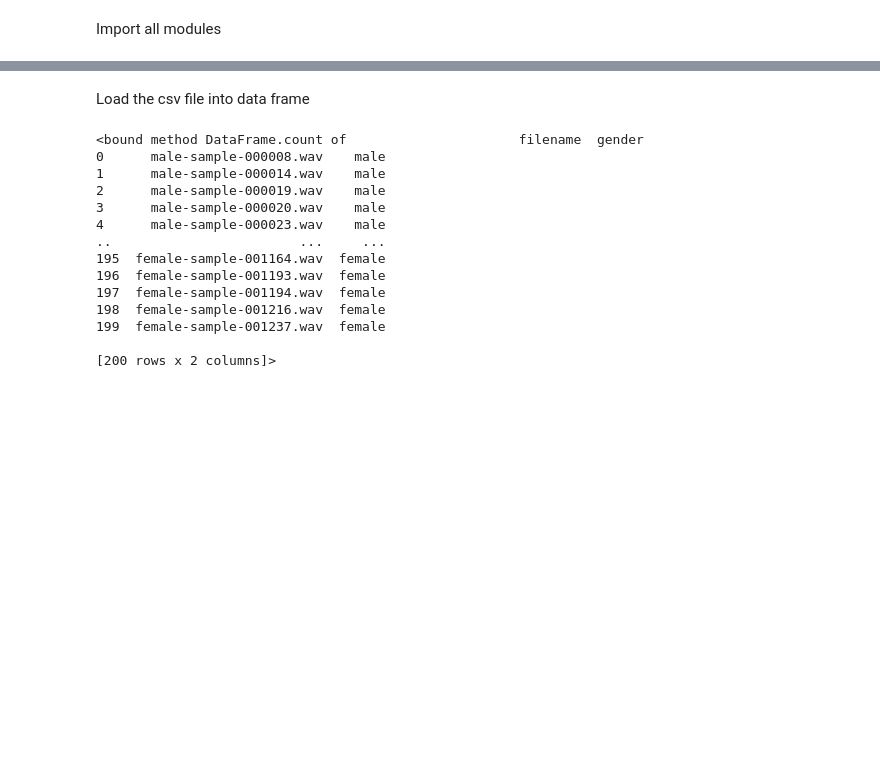
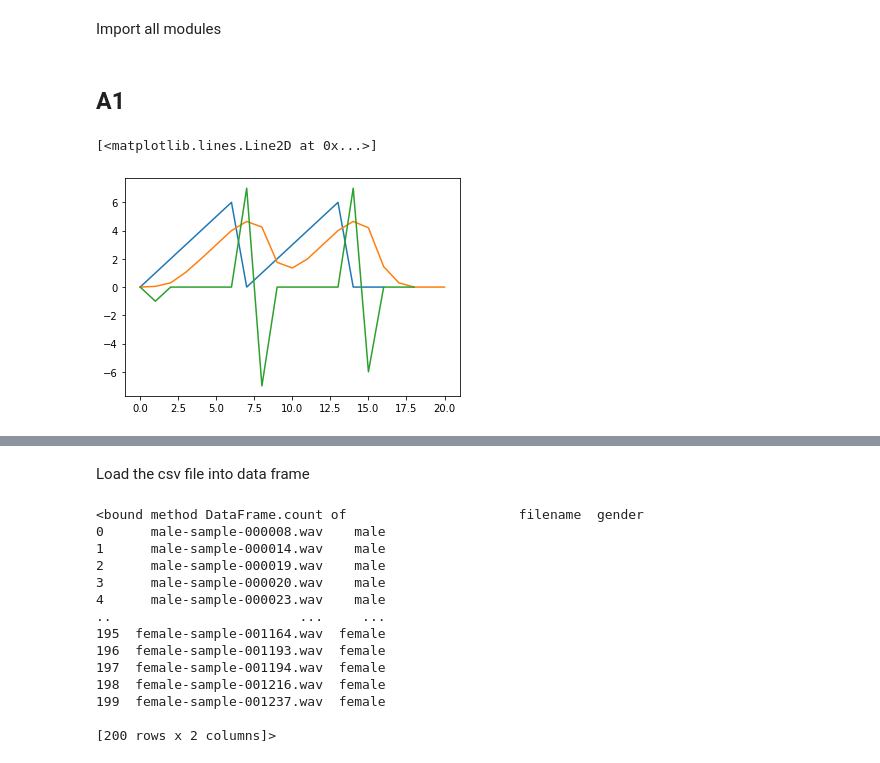
Before and after one commit to nitinsaimajji/Gender-Recognition-By-Voice, a Jupyter notebook: voice_detection_update.ipynb, the cells around one changed output, grey strips where cells are left out. Drawn from its saved outputs; the diff is of its cells as text; code cells hidden in the pictures; blank space fills up the shorter version.

```diff
--- a/voice_detection_update.ipynb
+++ b/voice_detection_update.ipynb
@@ -32,3 +51,17 @@ from sklearn.metrics import confusion_matrix
 from pydub import AudioSegment
 from python_speech_features import mfcc
 from time import time
+# %% [markdown]
+## **A1**
+# %%
+X=[0,1,2,3,4,5,6,0,1,2,3,4,5,6,0,0,0]
+H_L=[0.05,0.2,0.5,0.2,0.05]
+H_H=[-1,2,-1]
+y_low=np.convolve(X,H_L)
+y_high=np.convolve(X,H_H)
+plt.plot(X)
+plt.plot(y_low)
+plt.plot(y_high)
+# %% [output]
+[<matplotlib.lines.Line2D at 0x...>]
+[figure, added]
```
Also changed, not shown: parts of 57 cells of this notebook.
